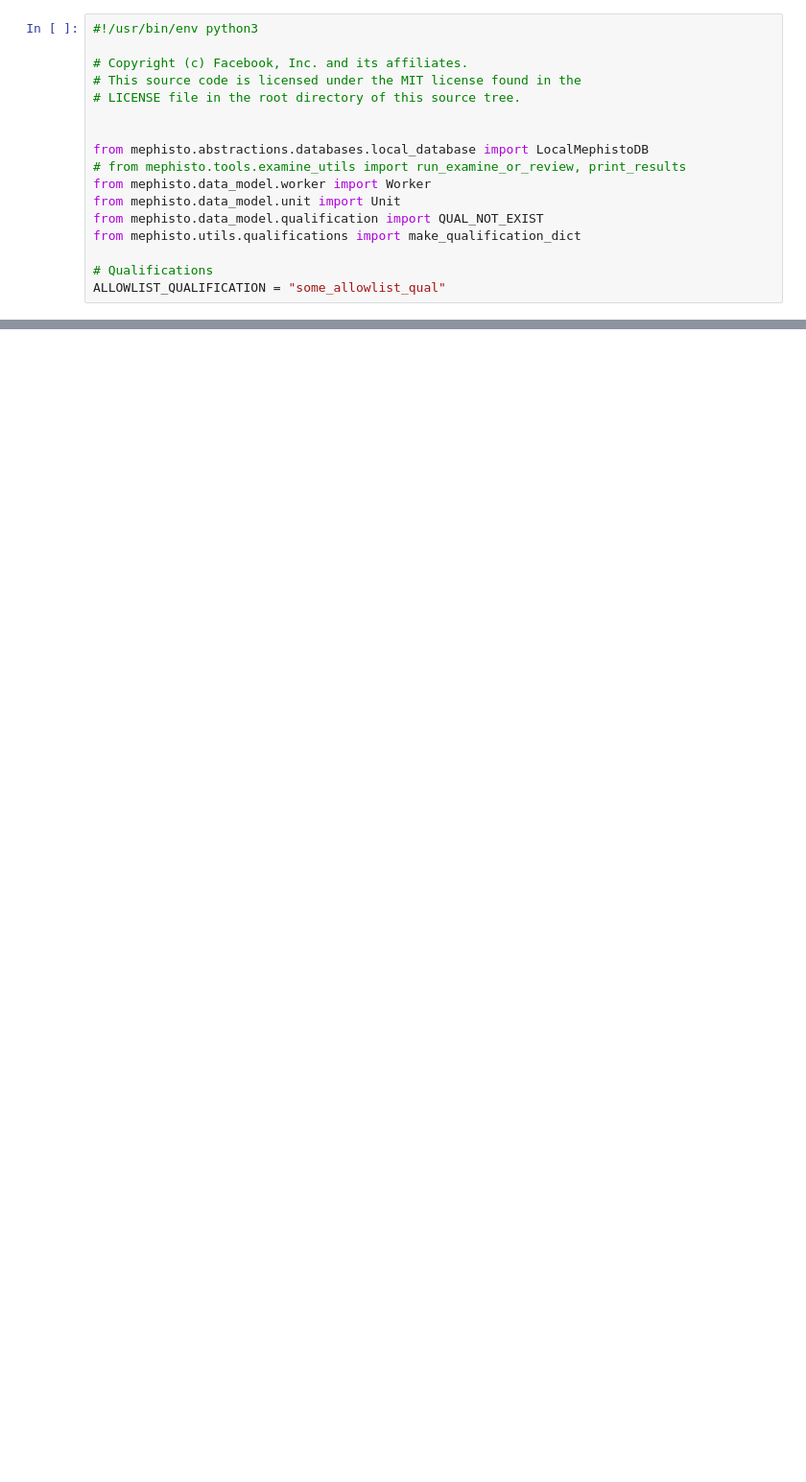
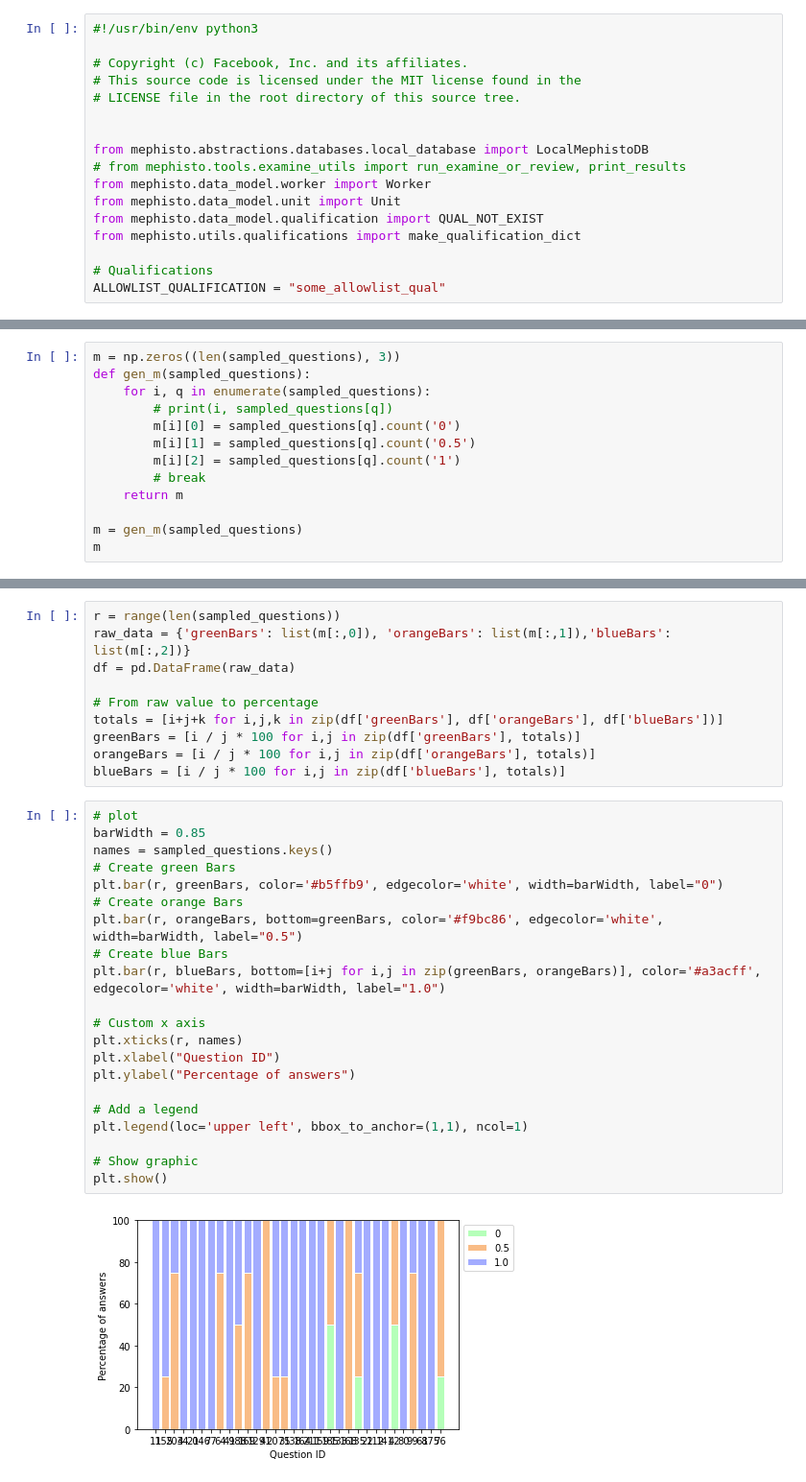
Before and after one commit to malikaltakrori/Mephisto, a Jupyter notebook: QaTask/examples/simple_static_task/examin_data.ipynb, the cells around one changed output, grey strips where cells are left out. Shown at 96% size. Cells and saved outputs as stored; diff of their text form; blank space fills up the shorter version.

```diff
--- a/QaTask/examples/simple_static_task/examin_data.ipynb
+++ b/QaTask/examples/simple_static_task/examin_data.ipynb
@@ -376,0 +598,13 @@ all_workers
+# %%
+m = np.zeros((len(sampled_questions), 3))
+def gen_m(sampled_questions):
+    for i, q in enumerate(sampled_questions):
+        # print(i, sampled_questions[q])
+        m[i][0] = sampled_questions[q].count('0')
+        m[i][1] = sampled_questions[q].count('0.5')
+        m[i][2] = sampled_questions[q].count('1')
+        # break
+    return m
+
+m = gen_m(sampled_questions)
+m
@@ -376,0 +658,33 @@ all_workers
+# %%
+r = range(len(sampled_questions))
+raw_data = {'greenBars': list(m[:,0]), 'orangeBars': list(m[:,1]),'blueBars': list(m[:,2])}
+df = pd.DataFrame(raw_data)
+
+# From raw value to percentage
+totals = [i+j+k for i,j,k in zip(df['greenBars'], df['orangeBars'], df['blueBars'])]
+greenBars = [i / j * 100 for i,j in zip(df['greenBars'], totals)]
+orangeBars = [i / j * 100 for i,j in zip(df['orangeBars'], totals)]
+blueBars = [i / j * 100 for i,j in zip(df['blueBars'], totals)]
+# %%
+# plot
+barWidth = 0.85
+names = sampled_questions.keys()
+# Create green Bars
+plt.bar(r, greenBars, color='#b5ffb9', edgecolor='white', width=barWidth, label="0")
+# Create orange Bars
+plt.bar(r, orangeBars, bottom=greenBars, color='#f9bc86', edgecolor='white', width=barWidth, label="0.5")
+# Create blue Bars
+plt.bar(r, blueBars, bottom=[i+j for i,j in zip(greenBars, orangeBars)], color='#a3acff', edgecolor='white', width=barWidth, label="1.0")
+
+# Custom x axis
+plt.xticks(r, names)
+plt.xlabel("Question ID")
+plt.ylabel("Percentage of answers")
+
+# Add a legend
+plt.legend(loc='upper left', bbox_to_anchor=(1,1), ncol=1)
+
+# Show graphic
+plt.show()
+# %% [output]
+[figure, added]
```
Also changed, not shown: parts of 73 cells of this notebook, 10 other files.
